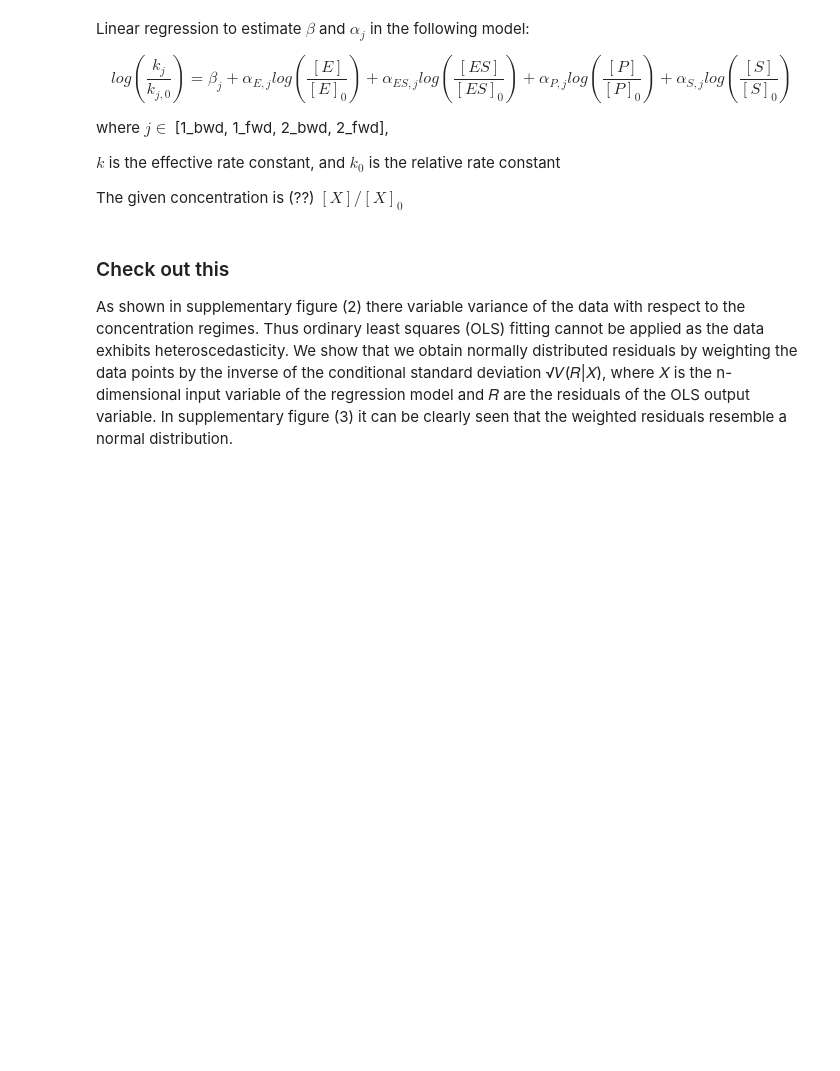
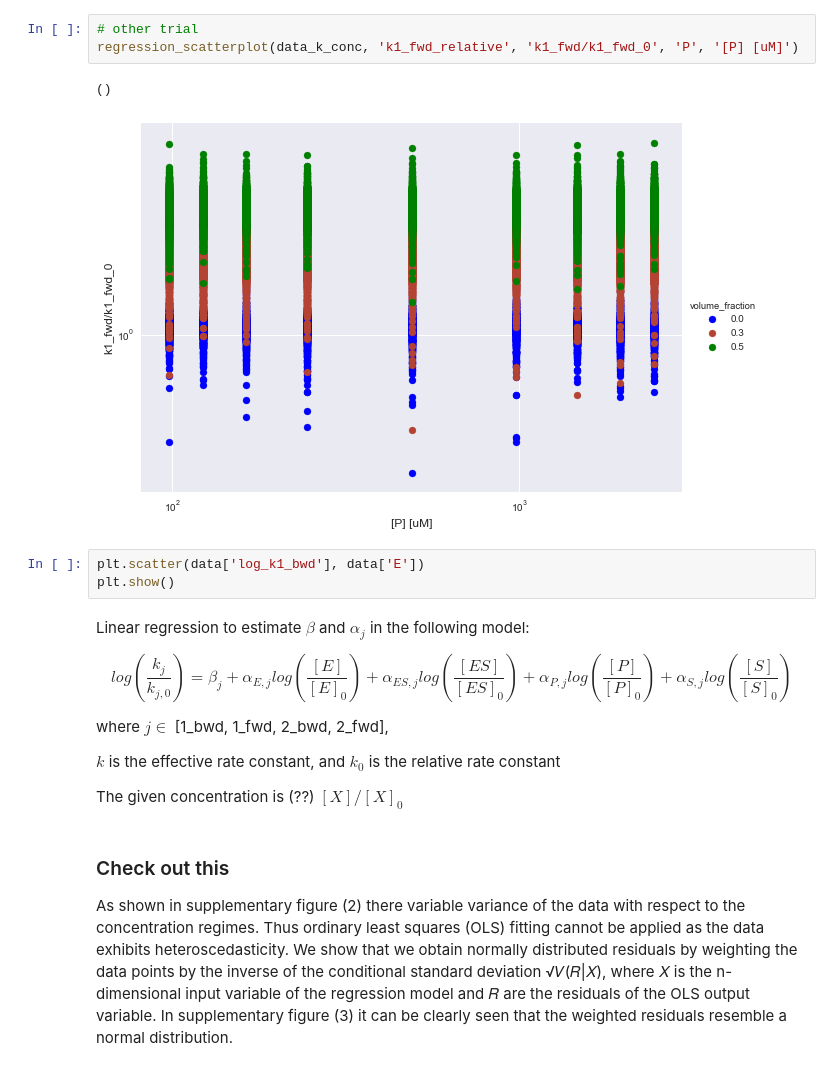
Before and after one commit to WilliamCappelletti/ML_CS433_project2, a Jupyter notebook: src/Marie_test.ipynb, the cells around one changed output. Drawn from its saved outputs; the diff is of its cells as text; blank space fills up the shorter version.

```diff
--- a/src/Marie_test.ipynb
+++ b/src/Marie_test.ipynb
@@ -67,3 +50,12 @@ data.describe()
+# %%
+# other trial
+regression_scatterplot(data_k_conc, 'k1_fwd_relative', 'k1_fwd/k1_fwd_0', 'P', '[P] [uM]')
+# %% [output]
+()
+[figure, added]
+# %%
+plt.scatter(data['log_k1_bwd'], data['E'])
+plt.show()
 # %% [markdown]
 Linear regression to estimate $\beta$ and $\alpha_j$ in the following model:
 
```
Also changed, not shown: parts of 10 cells of this notebook, 1 other file.
